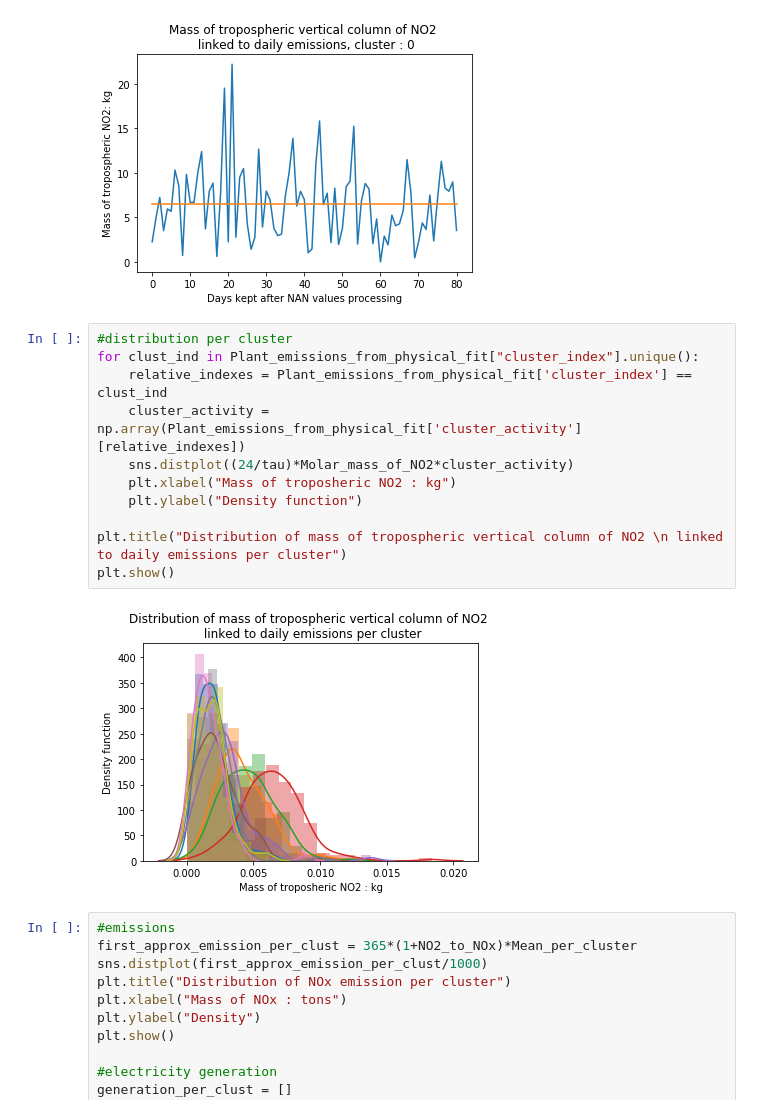
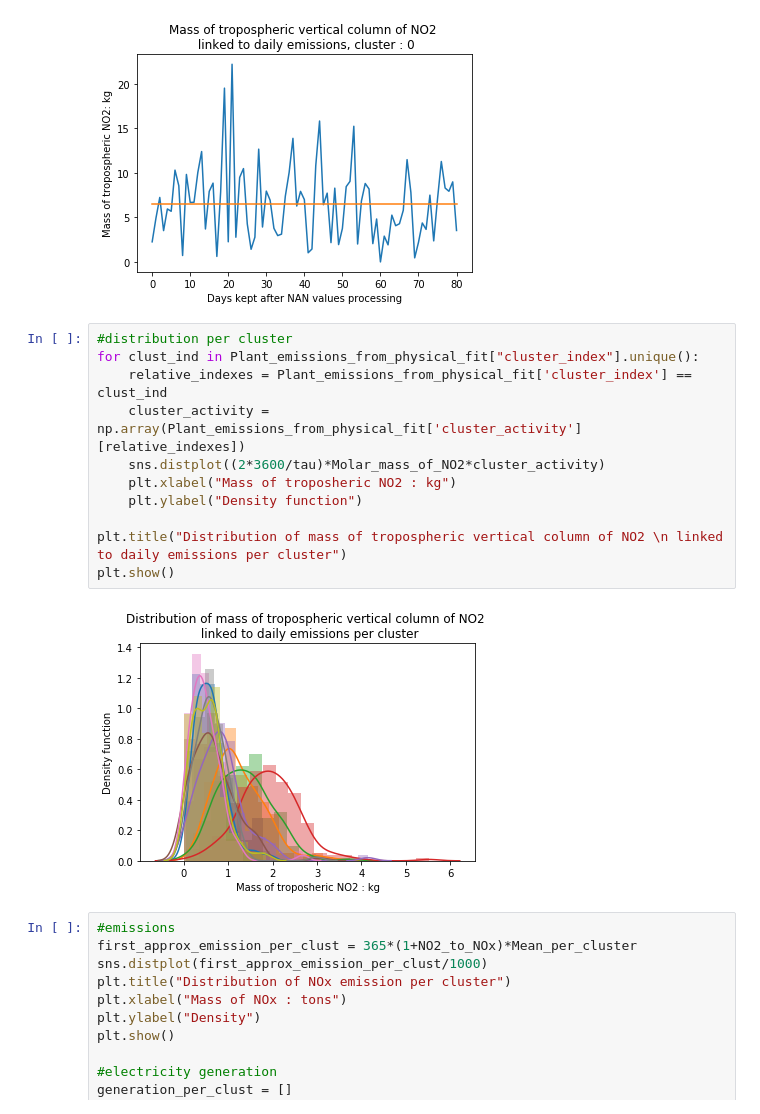
Before and after one commit to LouisBouvier/Kaggle_DS4G_public, a Jupyter notebook: no2-panache-fitting-by-hand-actuel.ipynb, the cells around one changed output. Drawn from its saved outputs; the diff is of its cells as text.

```diff
--- a/no2-panache-fitting-by-hand-actuel.ipynb
+++ b/no2-panache-fitting-by-hand-actuel.ipynb
@@ -1944,16 +1944,16 @@ Mean_per_cluster = np.array(Mean_per_cluster)
 # %%
 #distribution per cluster
 for clust_ind in Plant_emissions_from_physical_fit["cluster_index"].unique():
     relative_indexes = Plant_emissions_from_physical_fit['cluster_index'] == clust_ind
     cluster_activity = np.array(Plant_emissions_from_physical_fit['cluster_activity'][relative_indexes])
-    sns.distplot((24/tau)*Molar_mass_of_NO2*cluster_activity)
+    sns.distplot((2*3600/tau)*Molar_mass_of_NO2*cluster_activity)
     plt.xlabel("Mass of troposheric NO2 : kg")
     plt.ylabel("Density function")
 
 plt.title("Distribution of mass of tropospheric vertical column of NO2 \n linked to daily emissions per cluster")
 plt.show()
 # %% [output]
-[figure, old version]
+[figure, new version]
 # %%
 #emissions
 first_approx_emission_per_clust = 365*(1+NO2_to_NOx)*Mean_per_cluster
```
Also changed, not shown: parts of 12 cells of this notebook.
